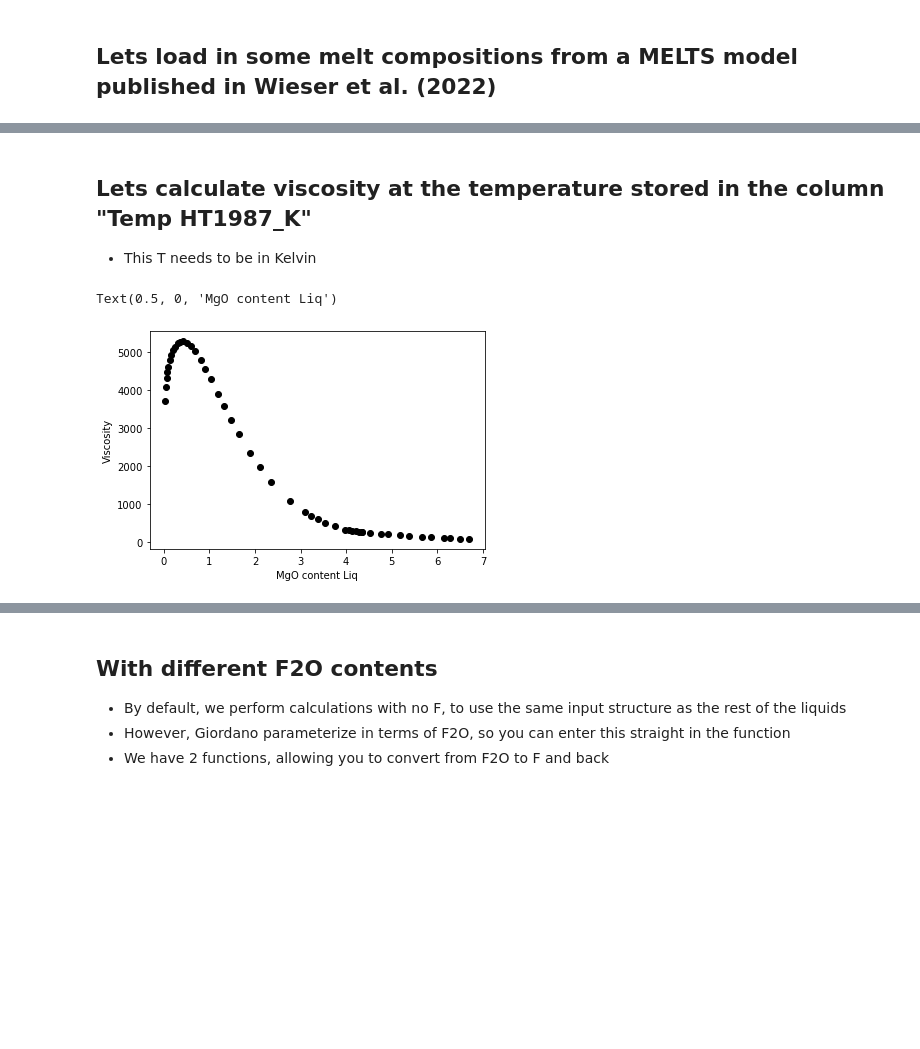
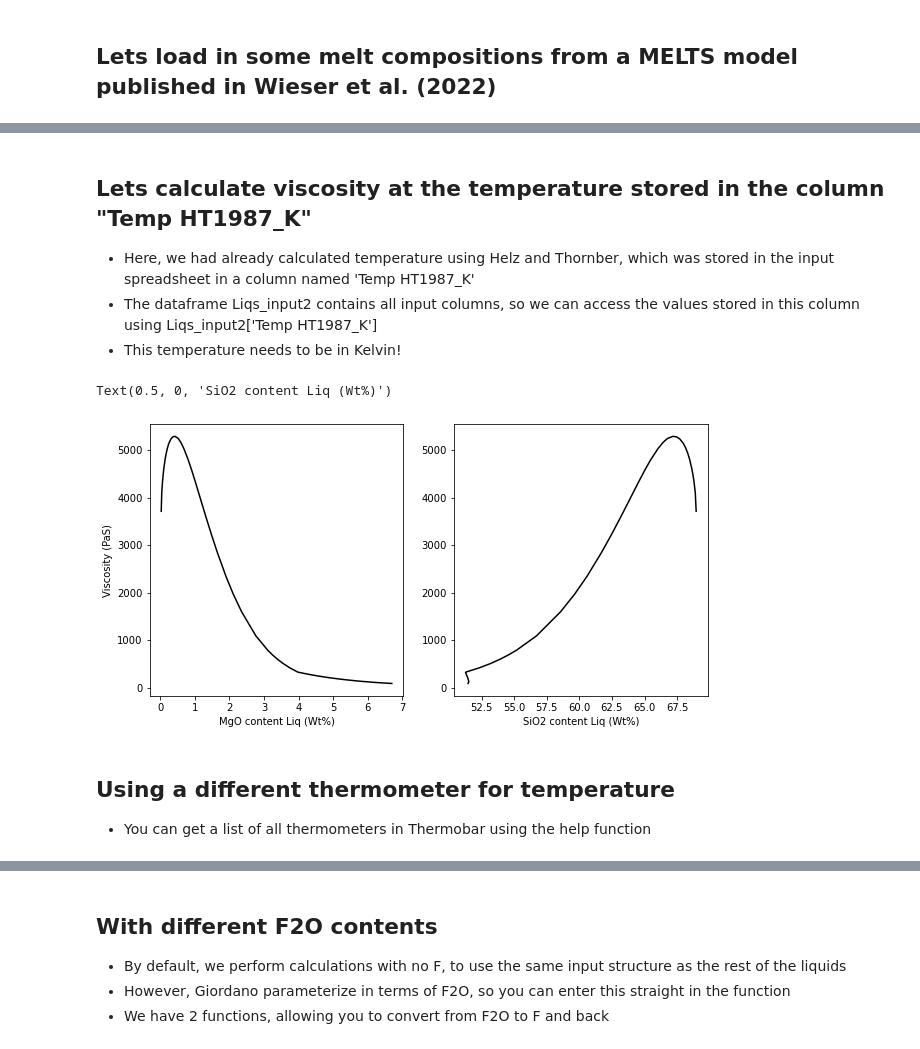
Before and after one commit to PennyWieser/Thermobar, a Jupyter notebook: docs/Examples/Other_features/Calculating_Viscosity.ipynb, the cells around one changed output, grey strips where cells are left out. Drawn from its saved outputs; the diff is of its cells as text; code cells hidden in the pictures; blank space fills up the shorter version.

Commit message:
Fixed some viscosity bugs

```diff
--- a/docs/Examples/Other_features/Calculating_Viscosity.ipynb
+++ b/docs/Examples/Other_features/Calculating_Viscosity.ipynb
@@ -20,13 +31,22 @@ Liqs_input2=Liqs_import2['my_input']
 # %% [markdown]
 ## Lets calculate viscosity at the temperature stored in the column "Temp HT1987_K"
-- This T needs to be in Kelvin
+- Here, we had already calculated temperature using Helz and Thornber, which was stored in the input spreadsheet in a column named 'Temp HT1987_K'
+- The dataframe Liqs_input2 contains all input columns, so we can access the values stored in this column using Liqs_input2['Temp HT1987_K']
+- This temperature needs to be in Kelvin!
 # %%
-Melts_Vis_HT=pt.calculate_viscosity_giordano_2008(liq_comps=Liqs2,
+Calc_ExcelT=pt.calculate_viscosity_giordano_2008(liq_comps=Liqs2,
                                                   T=Liqs_input2['Temp HT1987_K'])
 # %%
-plt.plot( Melts_Vis_HT['MgO_Liq'], Melts_Vis_HT['n_melt'], 'ok')
-plt.ylabel('Viscosity')
-plt.xlabel('MgO content Liq')
+fig, (ax1, ax2) = plt.subplots(1, 2, figsize=(10,5))
+ax1.plot(Calc_ExcelT['MgO_Liq'], Calc_ExcelT['n_melt'], '-k')
+ax2.plot(Calc_ExcelT['SiO2_Liq'], Calc_ExcelT['n_melt'], '-k')
+
+ax1.set_ylabel('Viscosity (PaS)')
+ax1.set_xlabel('MgO content Liq (Wt%)')
+ax2.set_xlabel('SiO2 content Liq (Wt%)')
 # %% [output]
-Text(0.5, 0, 'MgO content Liq')
+Text(0.5, 0, 'SiO2 content Liq (Wt%)')
-[figure, old version]
+[figure, new version]
+# %% [markdown]
+## Using a different thermometer for temperature
+- You can get a list of all thermometers in Thermobar using the help function
```
Also changed, not shown: parts of 9 cells of this notebook, 2 other files.
